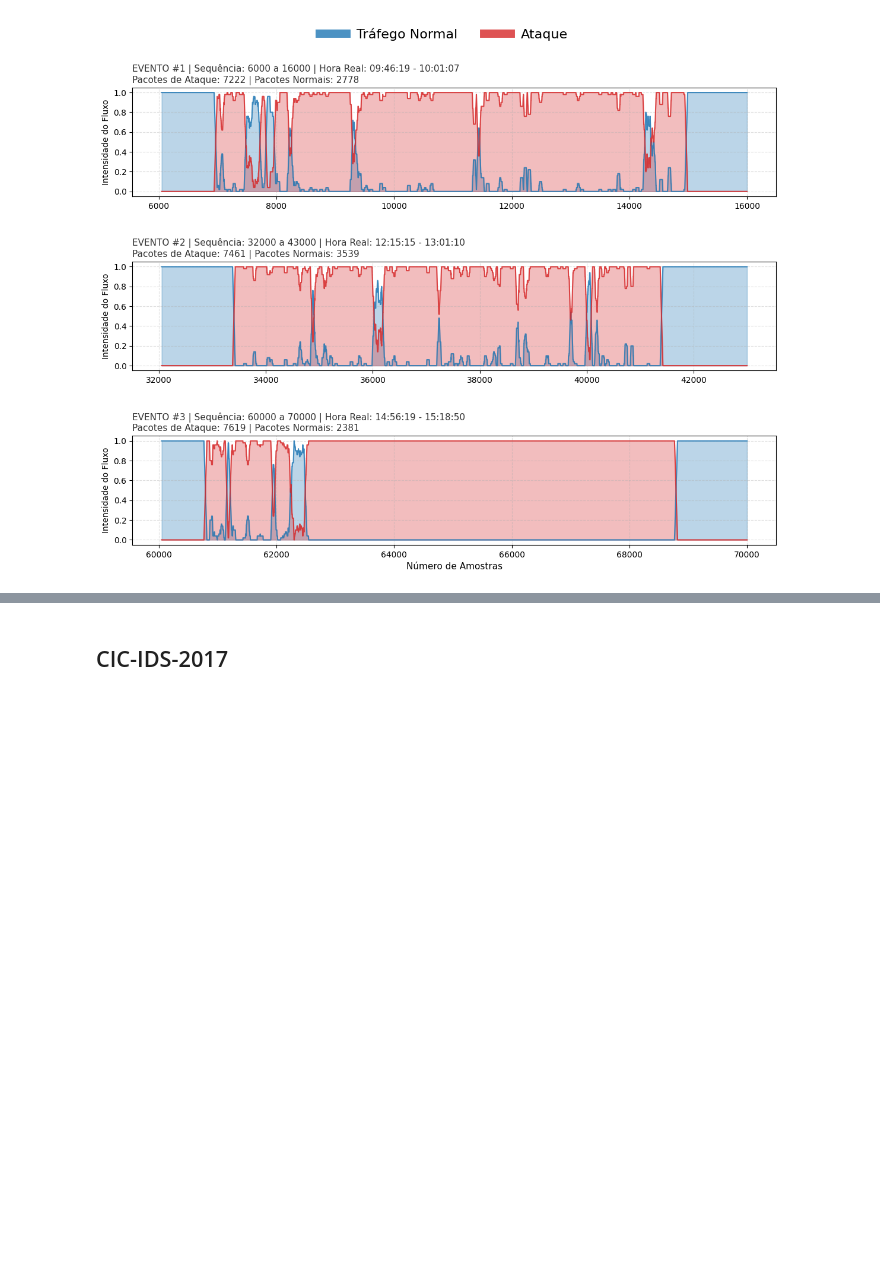
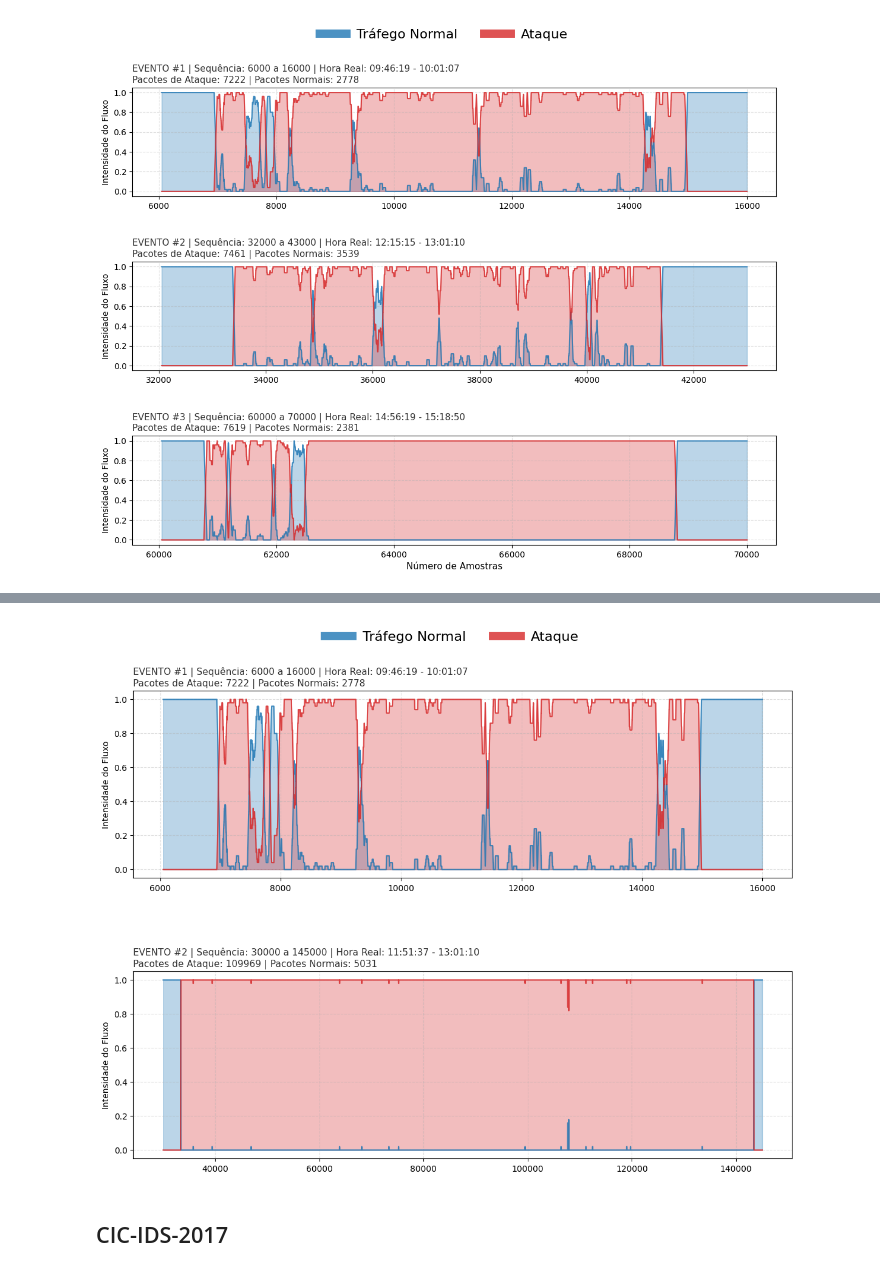
Before and after one commit to iRocktys/anomaly-detection-data-stream, a Jupyter notebook: Data.ipynb, the cells around one changed output, grey strips where cells are left out. Cells and saved outputs as stored; diff of their text form; code cells hidden in the pictures; blank space fills up the shorter version.

```diff
--- a/Data.ipynb
+++ b/Data.ipynb
@@ -1259,3 +1381,74 @@ plt.show()
+# %%
+# Carregar e Preparar Dados
+df = pd.read_csv('datasets/CICDDoS2019/data/Benign_DNS_LDAP.csv')
+df['Timestamp'] = pd.to_datetime(df['Timestamp'])
+
+# Flags numéricas (0 ou 1) para calcular a densidade
+df['flag_ataque'] = df['Label'].isin(['DrDoS_LDAP', 'DrDoS_DNS']).astype(int)
+df['flag_benigno'] = (df['Label'] == 'BENIGN').astype(int)
+
+# Definição Manual dos Eventos (Cortes onde ocorrem os ataques)
+eventos = [
+    (6000, 16000),   # Evento 1
+    (30000, 145000)  # Evento 2
+]
+
+# Configuração do Gráfico
+fig, axes = plt.subplots(2, 1, figsize=(14, 10))
+plt.subplots_adjust(hspace=0.5, top=0.88) # Espaço extra no topo para a legenda e entre gráficos
+cor_benigno = '#1f77b4'
+cor_ataque = '#d62728'
+
+# Loop para gerar os 3 gráficos
+for i, (inicio, fim) in enumerate(eventos):
+    ax = axes[i]
+
+    # Recorte dos dados
+    fatia = df.iloc[inicio:fim].copy()
+
+    # Média Móvel
+    suave_ataque = fatia['flag_ataque'].rolling(window=50).mean()
+    suave_benigno = fatia['flag_benigno'].rolling(window=50).mean()
+
+    # --- PLOTAGEM ---
+    # Área preenchida com transparência (alpha=0.3)
+    ax.fill_between(fatia.index, suave_benigno, color=cor_benigno, alpha=0.3)
+    ax.fill_between(fatia.index, suave_ataque, color=cor_ataque, alpha=0.3)
+
+    # Linhas de contorno um pouco mais fortes (alpha=0.8) para definição
+    ax.plot(fatia.index, suave_benigno, color=cor_benigno, alpha=0.8, linewidth=1.5, label='Tráfego Normal')
+    ax.plot(fatia.index, suave_ataque, color=cor_ataque, alpha=0.8, linewidth=1.5, label='Ataque')
+
+    # --- DADOS PARA O TÍTULO ---
+    hora_ini = fatia['Timestamp'].iloc[0].strftime('%H:%M:%S')
+    hora_fim = fatia['Timestamp'].iloc[-1].strftime('%H:%M:%S')
+    total_ataque = fatia['flag_ataque'].sum()
+    total_normal = fatia['flag_benigno'].sum()
+
+    # Título Personalizado
+    titulo = (f"\nEVENTO #{i+1} | Sequência: {inicio} a {fim} | "
+              f"Hora Real: {hora_ini} - {hora_fim}\n"
+              f"Pacotes de Ataque: {total_ataque} | Pacotes Normais: {total_normal}")
+
+    ax.set_title(titulo, loc='left', fontsize=11, color='#333')
+    ax.set_ylabel("Intensidade do Fluxo")
+    ax.grid(True, linestyle='--', alpha=0.4)
+
+    # Eixo X apenas no último gráfico
+    if i == 2:
+        ax.set_xlabel("Número de Amostras", fontsize=11)
+
+# Legenda Global no Topo
+handles, labels = axes[0].get_legend_handles_labels()
+leg = fig.legend(handles, labels, loc='upper center', bbox_to_anchor=(0.5, 1.0),
+                 ncol=2, frameon=False, prop={'size':16})
+
+# Ajuste da espessura da linha da legenda
+for line in leg.get_lines():
+    line.set_linewidth(10.0)
+plt.show()
+# %% [output]
+[figure, added]
 # %% [markdown]
 ## CIC-IDS-2017
 # %% [markdown]
```
Also changed, not shown: parts of 4 cells of this notebook.
